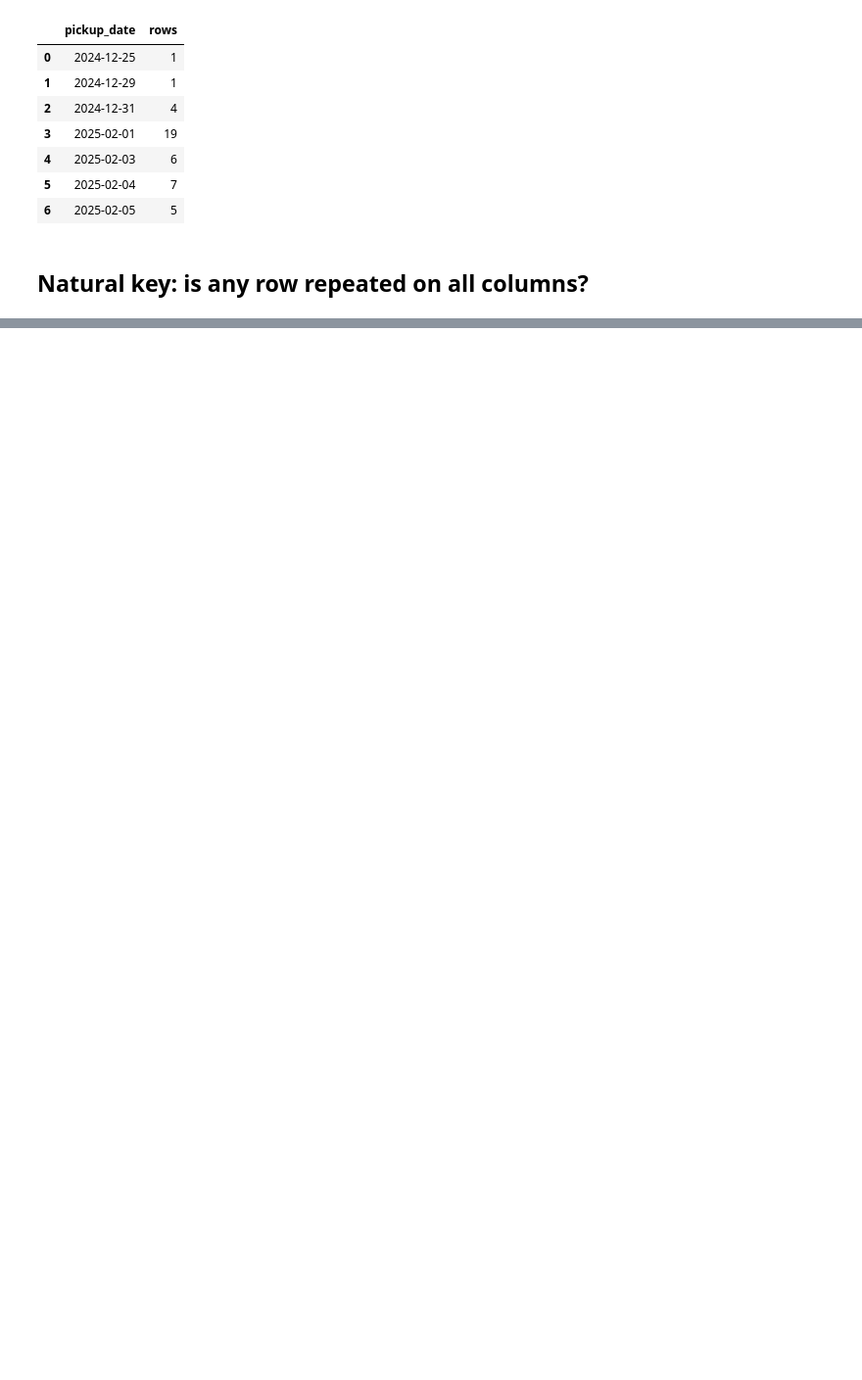
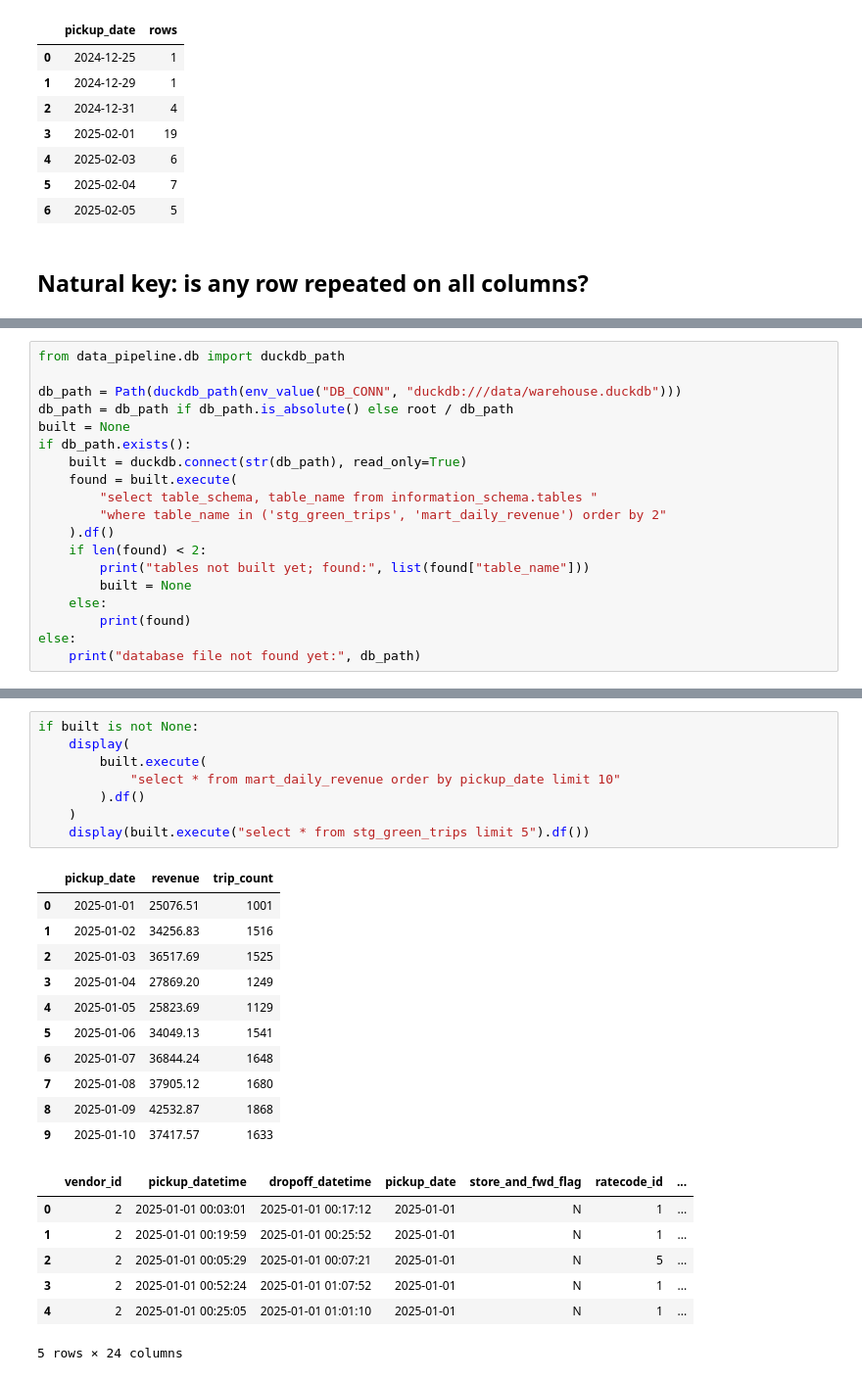
Before and after one commit to jolennd/mle-data-pipeline, a Jupyter notebook: notebooks/02_explore_green_trips.ipynb, the cells around one changed output, grey strips where cells are left out. Shown at 98% size. Cells and saved outputs as stored; diff of their text form; blank space fills up the shorter version.

Commit message:
docs: exploration notebook on the aggregate path

```diff
--- a/notebooks/02_explore_green_trips.ipynb
+++ b/notebooks/02_explore_green_trips.ipynb
@@ -86,0 +210,19 @@ con.sql(f'''select count(*) as rows, (select count(*) from (select distinct * fr
+# %%
+from data_pipeline.db import duckdb_path
+
+db_path = Path(duckdb_path(env_value("DB_CONN", "duckdb:///data/warehouse.duckdb")))
+db_path = db_path if db_path.is_absolute() else root / db_path
+built = None
+if db_path.exists():
+    built = duckdb.connect(str(db_path), read_only=True)
+    found = built.execute(
+        "select table_schema, table_name from information_schema.tables "
+        "where table_name in ('stg_green_trips', 'mart_daily_revenue') order by 2"
+    ).df()
+    if len(found) < 2:
+        print("tables not built yet; found:", list(found["table_name"]))
+        built = None
+    else:
+        print(found)
+else:
+    print("database file not found yet:", db_path)
@@ -86,0 +245,27 @@ con.sql(f'''select count(*) as rows, (select count(*) from (select distinct * fr
+# %%
+if built is not None:
+    display(
+        built.execute(
+            "select * from mart_daily_revenue order by pickup_date limit 10"
+        ).df()
+    )
+    display(built.execute("select * from stg_green_trips limit 5").df())
+# %% [output]
+|  | pickup_date | revenue | trip_count |
+| 0 | 2025-01-01 | 25076.51 | 1001 |
+| 1 | 2025-01-02 | 34256.83 | 1516 |
+| 2 | 2025-01-03 | 36517.69 | 1525 |
+| 3 | 2025-01-04 | 27869.20 | 1249 |
+| 4 | 2025-01-05 | 25823.69 | 1129 |
+| 5 | 2025-01-06 | 34049.13 | 1541 |
+| 6 | 2025-01-07 | 36844.24 | 1648 |
+| 7 | 2025-01-08 | 37905.12 | 1680 |
+| 8 | 2025-01-09 | 42532.87 | 1868 |
+| 9 | 2025-01-10 | 37417.57 | 1633 |
+|  | vendor_id | pickup_datetime | dropoff_datetime | pickup_date | store_and_fwd_flag | ratecode_id | ... |
+| 0 | 2 | 2025-01-01 00:03:01 | 2025-01-01 00:17:12 | 2025-01-01 | N | 1 | ... |
+| 1 | 2 | 2025-01-01 00:19:59 | 2025-01-01 00:25:52 | 2025-01-01 | N | 1 | ... |
+| 2 | 2 | 2025-01-01 00:05:29 | 2025-01-01 00:07:21 | 2025-01-01 | N | 5 | ... |
+| 3 | 2 | 2025-01-01 00:52:24 | 2025-01-01 01:07:52 | 2025-01-01 | N | 1 | ... |
+| 4 | 2 | 2025-01-01 00:25:05 | 2025-01-01 01:01:10 | 2025-01-01 | N | 1 | ... |
+5 rows × 24 columns
```
Also changed, not shown: parts of 24 cells of this notebook.
